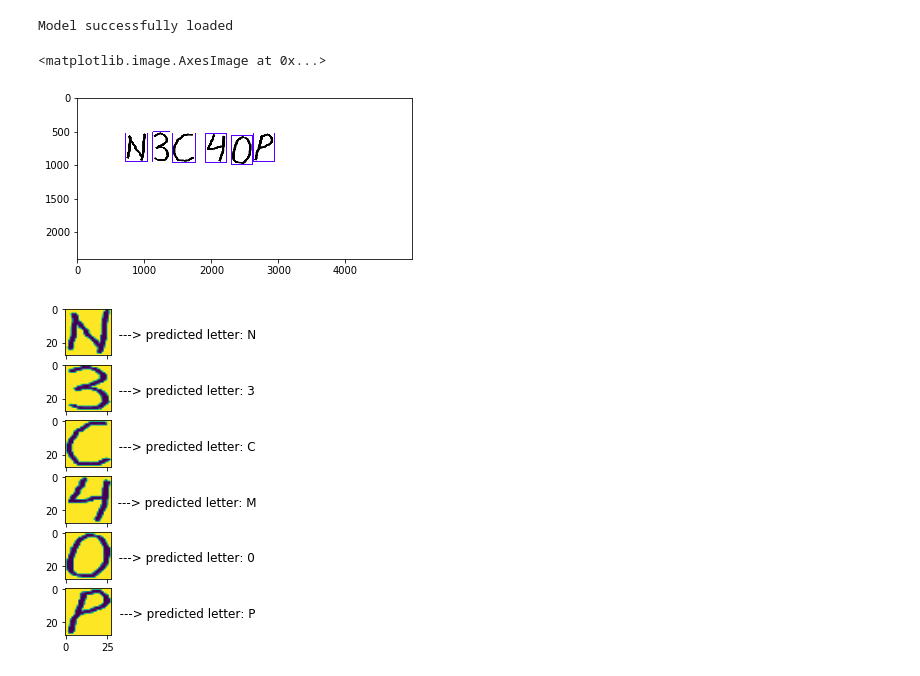
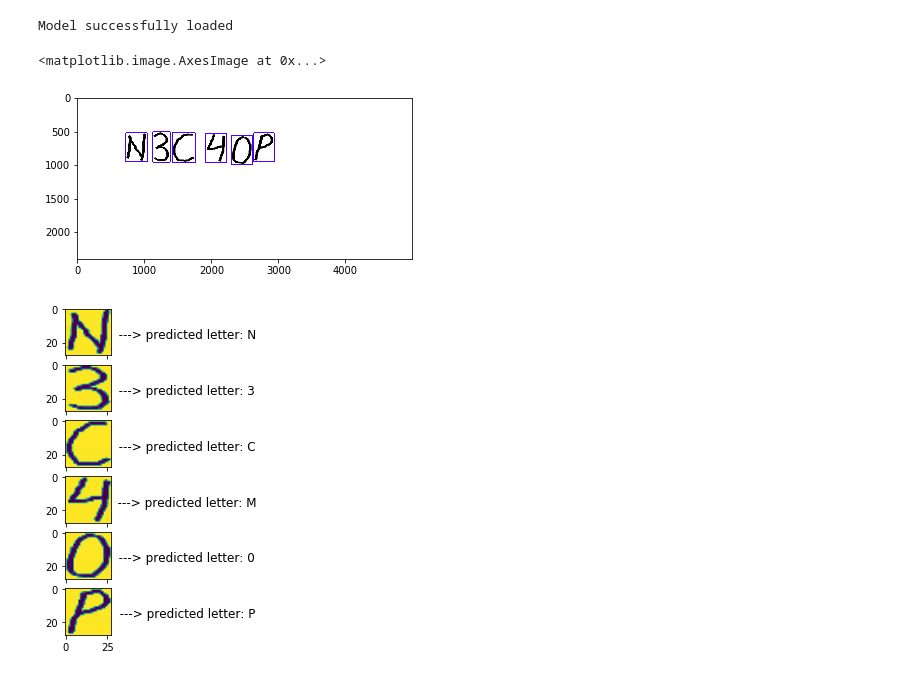
Before and after one commit to karansingla06/Characters-Recognition-NeuralNetworks-Tensorflow, a Jupyter notebook: ai_characterRecognition_emnist.ipynb, the cells around one changed output. Cells and saved outputs as stored; diff of their text form; code cells hidden in the pictures.

```diff
--- a/ai_characterRecognition_emnist.ipynb
+++ b/ai_characterRecognition_emnist.ipynb
@@ -129,35 +129,35 @@ height, width, depth = image.shape
 #resizing the image to find spaces better
 image = cv2.resize(image, dsize=(width*5,height*4), interpolation=cv2.INTER_CUBIC)
 #grayscale
 gray = cv2.cvtColor(image,cv2.COLOR_BGR2GRAY)
 
 #binary
 ret,thresh = cv2.threshold(gray,127,255,cv2.THRESH_BINARY_INV)
 
 #dilation
 kernel = np.ones((5,5), np.uint8)
 img_dilation = cv2.dilate(thresh, kernel, iterations=1)
 
 #adding GaussianBlur
 gsblur=cv2.GaussianBlur(img_dilation,(5,5),0)
 
 #find contours
 ctrs, hier = cv2.findContours(gsblur.copy(), cv2.RETR_EXTERNAL, cv2.CHAIN_APPROX_SIMPLE)
 
 m = list()
 #sort contours
 sorted_ctrs = sorted(ctrs, key=lambda ctr: cv2.boundingRect(ctr)[0])
 pchl = list()
 dp = image.copy()
 for i, ctr in enumerate(sorted_ctrs):
     # Get bounding box
     x, y, w, h = cv2.boundingRect(ctr)
-    cv2.rectangle(dp,(x-5,y-5),( x + w + 10, y + h + 10 ),(90,0,255),9)
+    cv2.rectangle(dp,(x-5,y-5),( x + w + 10, y + h + 10 ),(80,0,255),11)
 
 plt.imshow(dp)
 # %% [output]
 <matplotlib.image.AxesImage at 0x...>
-[figure, old version]
+[figure, new version]
 # %%
 for i, ctr in enumerate(sorted_ctrs):
     # Get bounding box
```
